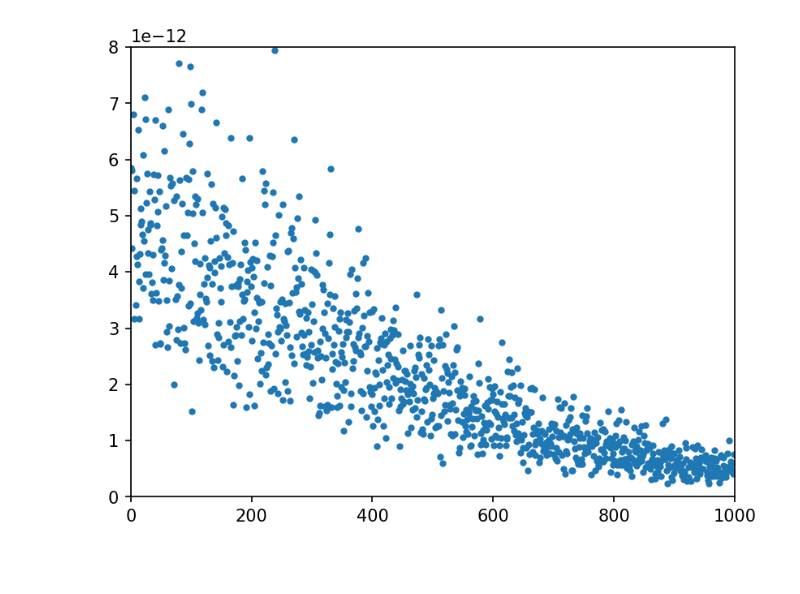
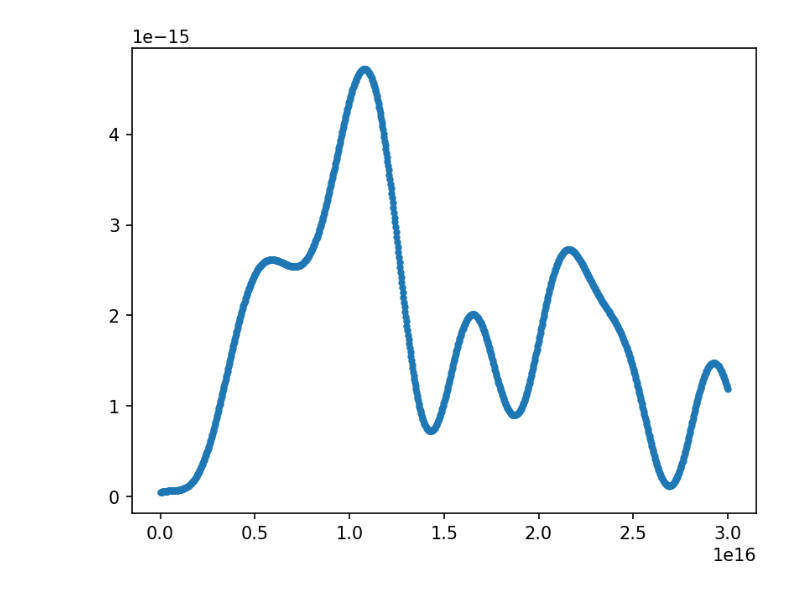
Before and after one commit to zcxm12/website2, a Jupyter notebook: simulation/custom_source_vacuum.ipynb, the cells around one changed output. Drawn from its saved outputs; the diff is of its cells as text; code cells hidden in the pictures; blank space fills up the shorter version.

```diff
--- a/simulation/custom_source_vacuum.ipynb
+++ b/simulation/custom_source_vacuum.ipynb
@@ -135,15 +141,15 @@ run 0 finished at t = 2100.0 (210000 timesteps)
 # %%
 plt.figure(dpi=150)
-#freqs = np.linspace(0,2*np.pi*2**22/(7*1e-12),1000)
-plt.plot(Efavg,'.')
-plt.xlim(0,1000)
-plt.ylim(0,8*1e-12)
+freqs = np.linspace(0,30e15,1000)
+plt.plot(freqs,Efavg,'.')
+#plt.xlim(0,25e15)
+#plt.ylim(0,1e-12)
 plt.savefig('detector_vacuum_300001.png')
 plt.show()
 
 #np.savez("custom_source_vacuum_30000.npz", Efavg_30000 = Efavg)
 # %% [output]
-[figure, old version]
+[figure, new version]
 # %%
 from PIL import Image
 
```
Also changed, not shown: parts of 2 cells of this notebook, 18 other files.
